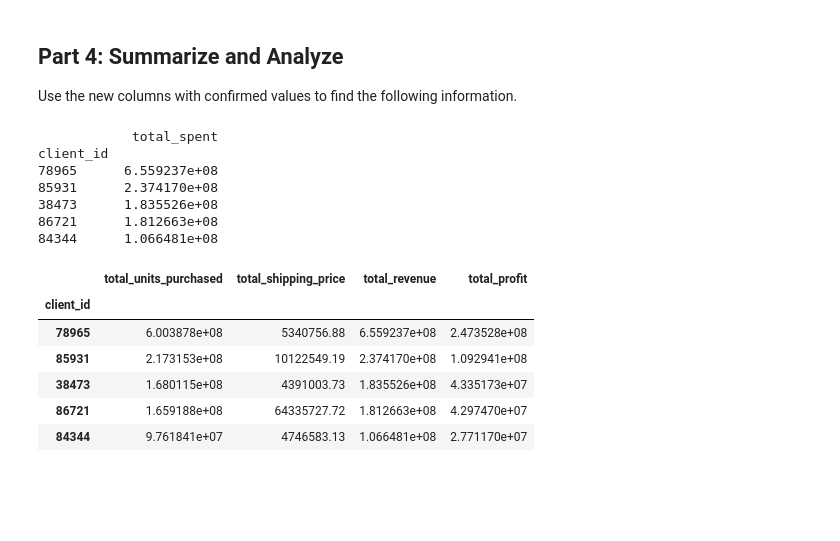
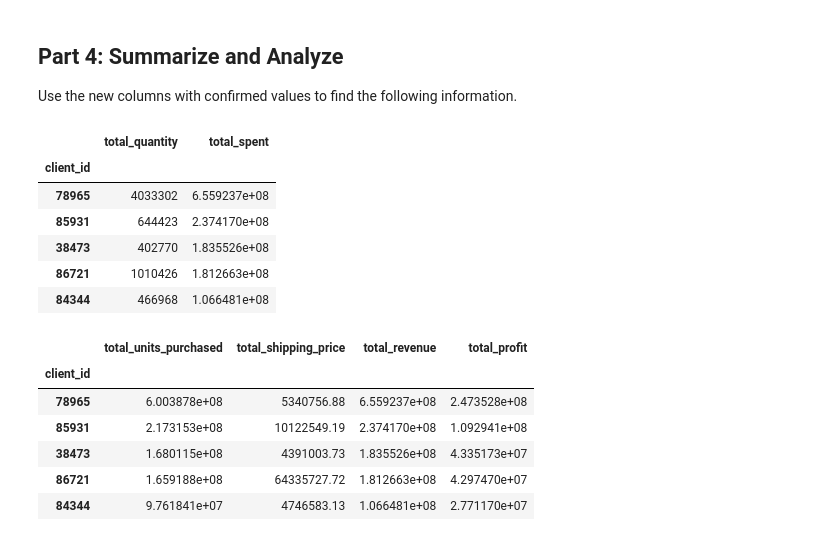
Before and after one commit to Dragon9804/pandas-challenge-1, a Jupyter notebook: wholesale_data_analysis_starter_code.ipynb, the cells around one changed output. Saved outputs shown, nothing was run; the diff lists cells and outputs as text; code cells hidden in the pictures; blank space fills up the shorter version.

```diff
--- a/wholesale_data_analysis_starter_code.ipynb
+++ b/wholesale_data_analysis_starter_code.ipynb
@@ -197,20 +197,20 @@ Use the new columns with confirmed values to find the following information.
 # %%
 # How much did each of the top 5 clients by quantity spend? Check your work from Part 1 for client ids.
 client_summary = df.groupby('client_id').agg(
     total_quantity=('qty', 'sum'),
     total_spent=('total_price', 'sum')
 )
 top_clients = client_summary.sort_values('total_spent', ascending=False)
 top_5_clients = top_clients.head(5)
-print(top_5_clients[['total_spent']])
+top_5_clients
 # %% [output]
-            total_spent
-client_id
-78965      6.559237e+08
-85931      2.374170e+08
-38473      1.835526e+08
-86721      1.812663e+08
-84344      1.066481e+08
+|  | total_quantity | total_spent |
+| client_id |  |  |
+| 78965 | 4033302 | 6.559237e+08 |
+| 85931 | 644423 | 2.374170e+08 |
+| 38473 | 402770 | 1.835526e+08 |
+| 86721 | 1010426 | 1.812663e+08 |
+| 84344 | 466968 | 1.066481e+08 |
 # %%
 # Create a summary DataFrame showing the totals for the for the top 5 clients with the following information:
 # total units purchased, total shipping price, total revenue, and total profit.
```
